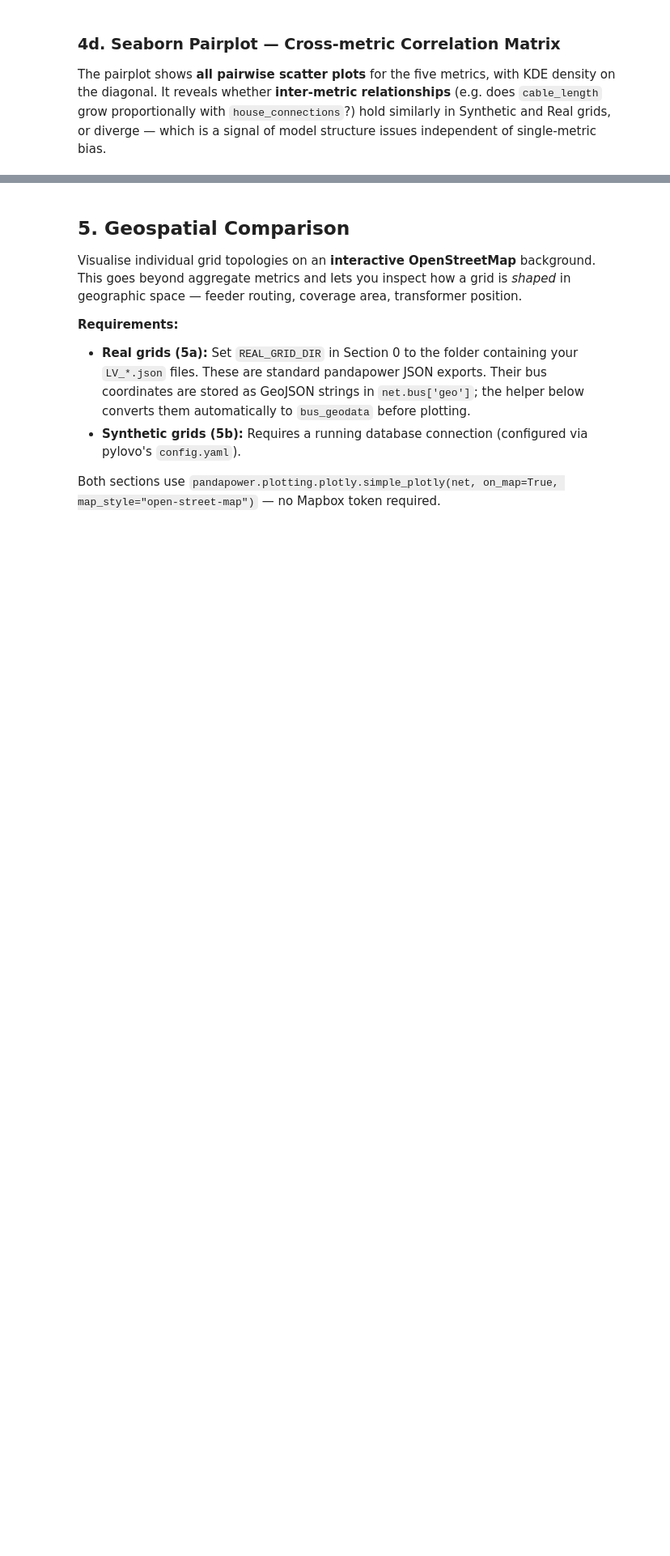
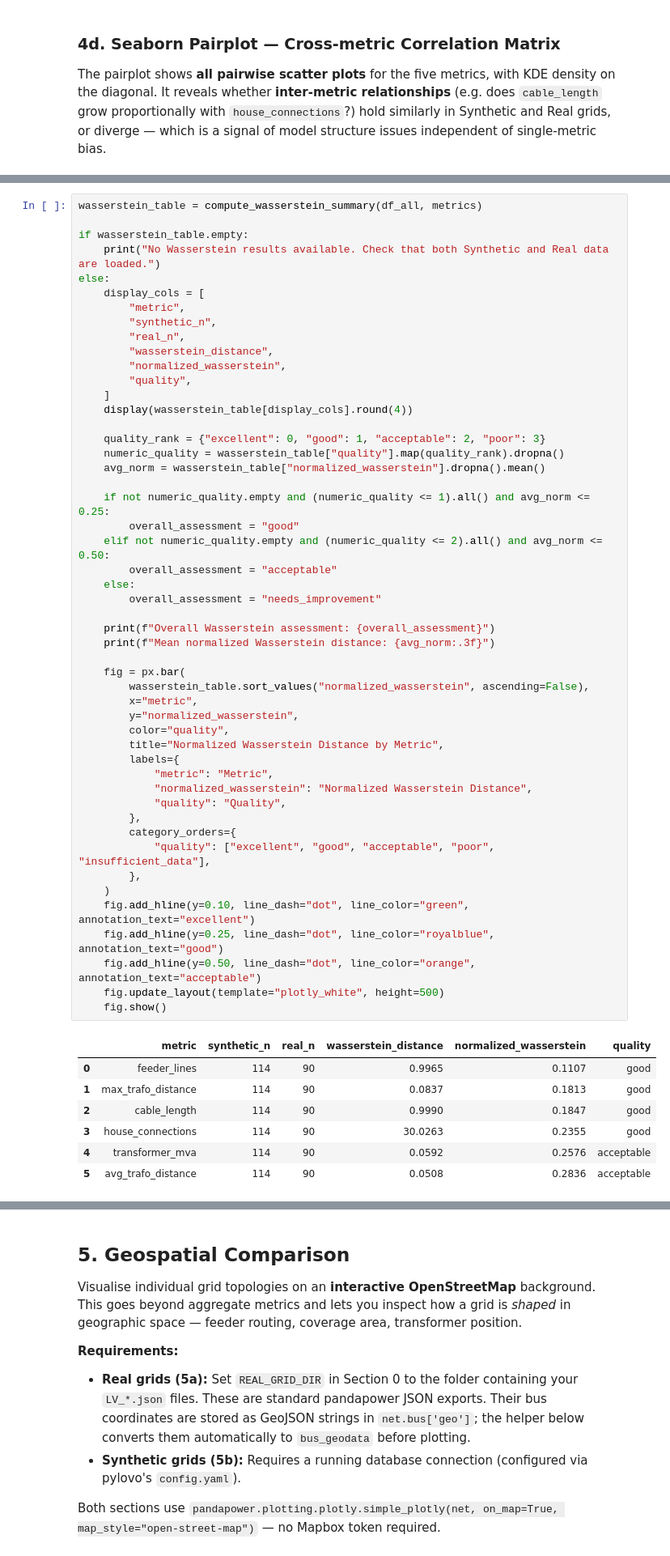
Before and after one commit to pedrocaixeta/pylovo_fork, a Jupyter notebook: validation/grid_comparison/grid_comparison_notebook.ipynb, the cells around one changed output, grey strips where cells are left out. Shown at 81% size. Cells and saved outputs as stored; diff of their text form; blank space fills up the shorter version.

```diff
--- a/validation/grid_comparison/grid_comparison_notebook.ipynb
+++ b/validation/grid_comparison/grid_comparison_notebook.ipynb
@@ -309,0 +382,58 @@ plt.show()
+# %%
+wasserstein_table = compute_wasserstein_summary(df_all, metrics)
+
+if wasserstein_table.empty:
+    print("No Wasserstein results available. Check that both Synthetic and Real data are loaded.")
+else:
+    display_cols = [
+        "metric",
+        "synthetic_n",
+        "real_n",
+        "wasserstein_distance",
+        "normalized_wasserstein",
+        "quality",
+    ]
+    display(wasserstein_table[display_cols].round(4))
+
+    quality_rank = {"excellent": 0, "good": 1, "acceptable": 2, "poor": 3}
+    numeric_quality = wasserstein_table["quality"].map(quality_rank).dropna()
+    avg_norm = wasserstein_table["normalized_wasserstein"].dropna().mean()
+
+    if not numeric_quality.empty and (numeric_quality <= 1).all() and avg_norm <= 0.25:
+        overall_assessment = "good"
+    elif not numeric_quality.empty and (numeric_quality <= 2).all() and avg_norm <= 0.50:
+        overall_assessment = "acceptable"
+    else:
+        overall_assessment = "needs_improvement"
+
+    print(f"Overall Wasserstein assessment: {overall_assessment}")
+    print(f"Mean normalized Wasserstein distance: {avg_norm:.3f}")
+
+    fig = px.bar(
+        wasserstein_table.sort_values("normalized_wasserstein", ascending=False),
+        x="metric",
+        y="normalized_wasserstein",
+        color="quality",
+        title="Normalized Wasserstein Distance by Metric",
+        labels={
+            "metric": "Metric",
+            "normalized_wasserstein": "Normalized Wasserstein Distance",
+            "quality": "Quality",
+        },
+        category_orders={
+            "quality": ["excellent", "good", "acceptable", "poor", "insufficient_data"],
+        },
+    )
+    fig.add_hline(y=0.10, line_dash="dot", line_color="green", annotation_text="excellent")
+    fig.add_hline(y=0.25, line_dash="dot", line_color="royalblue", annotation_text="good")
+    fig.add_hline(y=0.50, line_dash="dot", line_color="orange", annotation_text="acceptable")
+    fig.update_layout(template="plotly_white", height=500)
+    fig.show()
+# %% [output]
+|  | metric | synthetic_n | real_n | wasserstein_distance | normalized_wasserstein | quality |
+| 0 | feeder_lines | 114 | 90 | 0.9965 | 0.1107 | good |
+| 1 | max_trafo_distance | 114 | 90 | 0.0837 | 0.1813 | good |
+| 2 | cable_length | 114 | 90 | 0.9990 | 0.1847 | good |
+| 3 | house_connections | 114 | 90 | 30.0263 | 0.2355 | good |
+| 4 | transformer_mva | 114 | 90 | 0.0592 | 0.2576 | acceptable |
+| 5 | avg_trafo_distance | 114 | 90 | 0.0508 | 0.2836 | acceptable |
```
Also changed, not shown: parts of 14 cells of this notebook, 4 other files.
